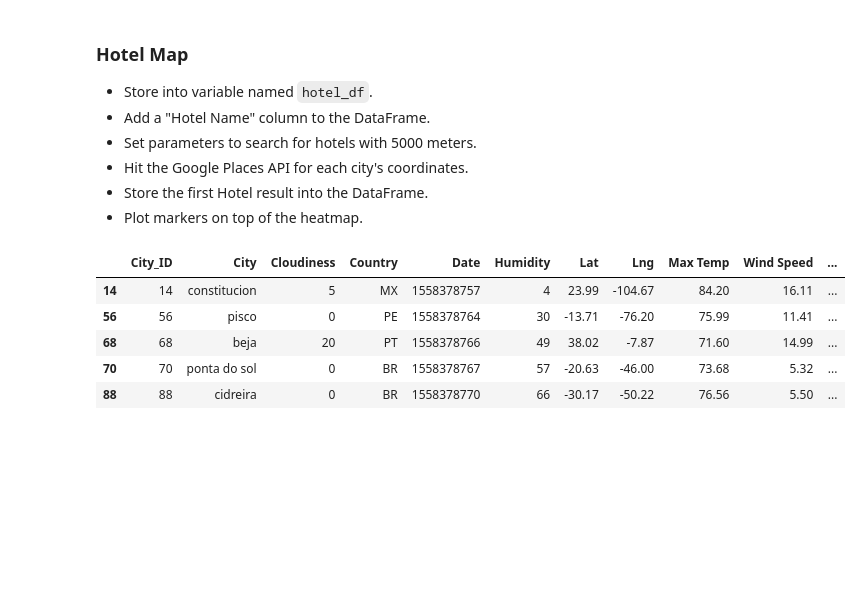
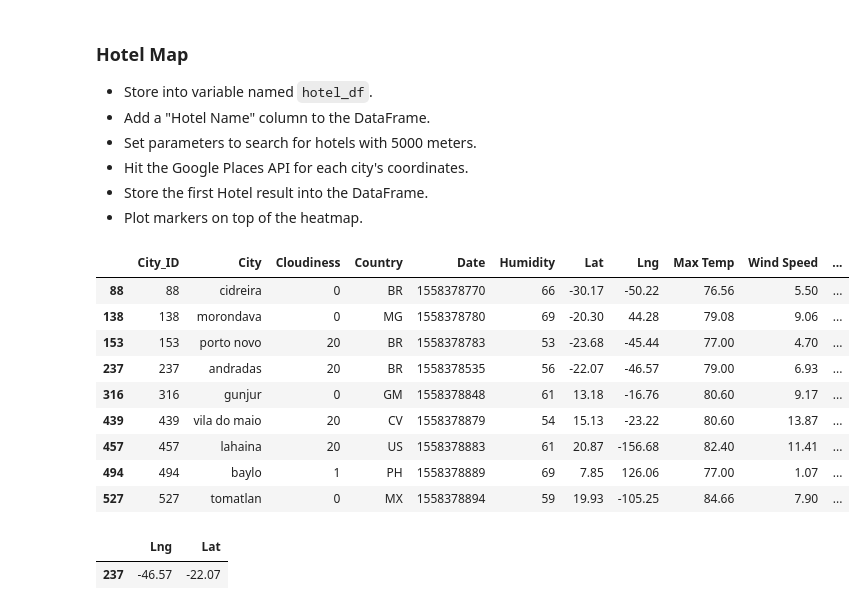
Before and after one commit to vgpass/python_api-challenge, a Jupyter notebook: WeatherPy/VacationPyworking.ipynb, the cells around one changed output. Drawn from its saved outputs; the diff is of its cells as text; code cells hidden in the pictures; blank space fills up the shorter version.

```diff
--- a/WeatherPy/VacationPyworking.ipynb
+++ b/WeatherPy/VacationPyworking.ipynb
@@ -62,10 +64,11 @@ fig
 * Drop any rows will null values.
 # %%
 ideal = city_weather.loc[((city_weather['Humidity'] < 70) &
-                          (city_weather['Max Temp'] > 70.0) &
-                          (city_weather['Max Temp'] < 90.0) &
+                          (city_weather['Humidity'] > 50) &
+                          (city_weather['Max Temp'] > 75.0) &
+                          (city_weather['Max Temp'] < 85.0) &
                           (city_weather['Cloudiness'] < 30))]
 # ideal.count()
 ideal =ideal.dropna()
-ideal.head(20)
+ideal.count()
 # %% [output]
@@ -97,50 +94,61 @@ ideal.head(20)
 # %%
 hotel_df = ideal
 hotel_df['Hotel Name'] = ""
-hotel_df.head()
+hotel_df
 # %% [output]
 |  | City_ID | City | Cloudiness | Country | Date | Humidity | Lat | Lng | Max Temp | Wind Speed | ... |
-| 14 | 14 | constitucion | 5 | MX | 1558378757 | 4 | 23.99 | -104.67 | 84.20 | 16.11 | ... |
-| 56 | 56 | pisco | 0 | PE | 1558378764 | 30 | -13.71 | -76.20 | 75.99 | 11.41 | ... |
-| 68 | 68 | beja | 20 | PT | 1558378766 | 49 | 38.02 | -7.87 | 71.60 | 14.99 | ... |
-| 70 | 70 | ponta do sol | 0 | BR | 1558378767 | 57 | -20.63 | -46.00 | 73.68 | 5.32 | ... |
 | 88 | 88 | cidreira | 0 | BR | 1558378770 | 66 | -30.17 | -50.22 | 76.56 | 5.50 | ... |
+| 138 | 138 | morondava | 0 | MG | 1558378780 | 69 | -20.30 | 44.28 | 79.08 | 9.06 | ... |
+| 153 | 153 | porto novo | 20 | BR | 1558378783 | 53 | -23.68 | -45.44 | 77.00 | 4.70 | ... |
+| 237 | 237 | andradas | 20 | BR | 1558378535 | 56 | -22.07 | -46.57 | 79.00 | 6.93 | ... |
+| 316 | 316 | gunjur | 0 | GM | 1558378848 | 61 | 13.18 | -16.76 | 80.60 | 9.17 | ... |
+| 439 | 439 | vila do maio | 20 | CV | 1558378879 | 54 | 15.13 | -23.22 | 80.60 | 13.87 | ... |
+| 457 | 457 | lahaina | 20 | US | 1558378883 | 61 | 20.87 | -156.68 | 82.40 | 11.41 | ... |
+| 494 | 494 | baylo | 1 | PH | 1558378889 | 69 | 7.85 | 126.06 | 77.00 | 1.07 | ... |
+| 527 | 527 | tomatlan | 0 | MX | 1558378894 | 59 | 19.93 | -105.25 | 84.66 | 7.90 | ... |
 # %%
-base_url = "https://maps.googleapis.com/maps/api/place/nearbysearch/json"
-params = {
-    "location": locations
-    "rankby": "distance",
-    "type": "restaurant",
-    "key": gkey,
-}
+apiKey = geo_key
+hotel_location = hotel_df.loc[(hotel_df['City'] == 'andradas')][['Lng', 'Lat']]
+hotel_location
+# categories = 'accommodation.hotel'
+# locate = f'filter=circle:{hotel_location},10000'
+# base_url = f'https://api.geoapify.com/v2/places?filter=circle:-46.57,-22.07,10000&categories={categories}&apiKey={apiKey}'
+# hotel_response = requests.get(base_url).json()
+# print(json.dumps(hotel_response, indent=4, sort_keys=True))
+
+
+
 # use iterrows to iterate through pandas dataframe
-for index, row in types_df.iterrows():
+# for index, row in types_df.iterrows():
 
-    # get restaurant type from df
-    restr_type = row['ethnicity']
+#     # get restaurant type from df
+#     restr_type = row['ethnicity']
 
-    # add keyword to params dict
-    params['keyword'] = restr_type
+#     # add keyword to params dict
+#     params['keyword'] = restr_type
 
-    # assemble url and make API request
-    print(f"Retrieving Results for Index {index}: {restr_type}.")
-    response = requests.get(base_url, params=params).json()
+#     # assemble url and make API request
+#     print(f"Retrieving Results for Index {index}: {restr_type}.")
+#     response = requests.get(base_url, params=params).json()
 
-    # extract results
-    results = response['results']
+#     # extract results
+#     results = response['results']
 
-    try:
-        print(f"Closest {restr_type} restaurant is {results[0]['name']}.")
+#     try:
+#         print(f"Closest {restr_type} restaurant is {results[0]['name']}.")
 
-        types_df.loc[index, 'name'] = results[0]['name']
-        types_df.loc[index, 'address'] = results[0]['vicinity']
-        types_df.loc[index, 'price_level'] = results[0]['price_level']
-        types_df.loc[index, 'rating'] = results[0]['rating']
+#         types_df.loc[index, 'name'] = results[0]['name']
+#         types_df.loc[index, 'address'] = results[0]['vicinity']
+#         types_df.loc[index, 'price_level'] = results[0]['price_level']
+#         types_df.loc[index, 'rating'] = results[0]['rating']
 
-    except (KeyError, IndexError):
-        print("Missing field/result... skipping.")
+#     except (KeyError, IndexError):
+#         print("Missing field/result... skipping.")
 
-    print("------------")
+#     print("------------")
+# %% [output]
+|  | Lng | Lat |
+| 237 | -46.57 | -22.07 |
 # %%
 # NOTE: Do not change any of the code in this cell
 
```
Also changed, not shown: parts of 2 cells of this notebook, 3 other files.
